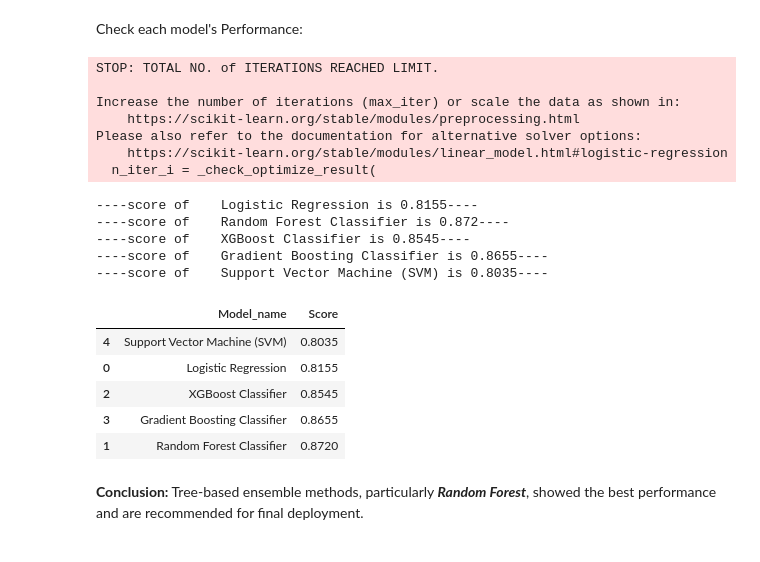
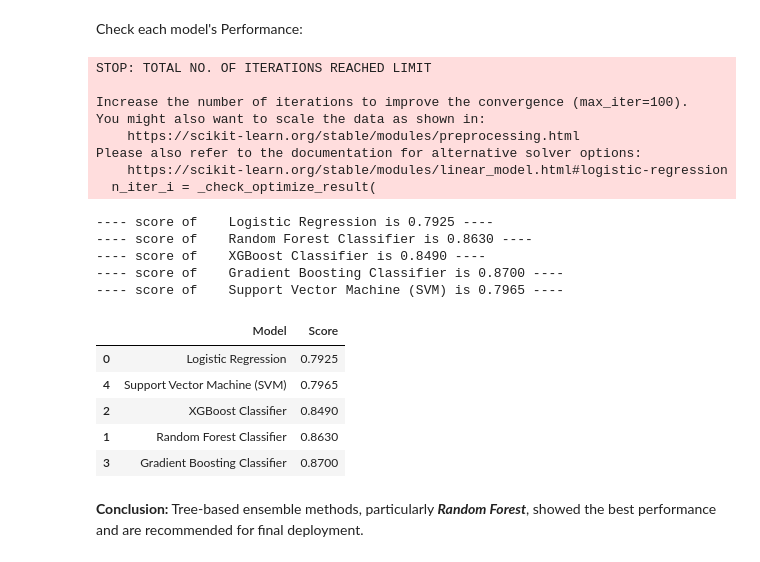
Before and after one commit to 004Gaurav/Customer_Churn, a Jupyter notebook: notebook/customer_churn.ipynb, the cells around one changed output. Cells and saved outputs as stored; diff of their text form; code cells hidden in the pictures.

```diff
--- a/notebook/customer_churn.ipynb
+++ b/notebook/customer_churn.ipynb
@@ -559,29 +634,51 @@ def evaluate_models(X, y, models):
     report['Score'] = scores
     return report
 # %%
-report= evaluate_models(X, y, models)
+from sklearn.model_selection import train_test_split
+from sklearn.metrics import accuracy_score
+import pandas as pd
+
+def evaluate_models(X, y, models, test_size=0.2, random_state=42):
+    X_train, X_test, y_train, y_test = train_test_split(
+        X, y, test_size=test_size, random_state=random_state, stratify=y
+    )
+
+    rows = []
+    for name, model in models.items():
+        model.fit(X_train, y_train)
+        y_pred = model.predict(X_test)
+        acc = accuracy_score(y_test, y_pred)
+        print(f'---- score of {name} is {acc:.4f} ----')
+        rows.append({"Model": name, "Score": acc})
+
+    report = pd.DataFrame(rows).sort_values("Score", ascending=False)
+    return report
-# %% [output]
-STOP: TOTAL NO. of ITERATIONS REACHED LIMIT.
-
-Increase the number of iterations (max_iter) or scale the data as shown in:
-    https://scikit-learn.org/stable/modules/preprocessing.html
-Please also refer to the documentation for alternative solver options:
-    https://scikit-learn.org/stable/modules/linear_model.html#logistic-regression
-  n_iter_i = _check_optimize_result(
-----score of    Logistic Regression is 0.8155----
-----score of    Random Forest Classifier is 0.872----
-----score of    XGBoost Classifier is 0.8545----
-----score of    Gradient Boosting Classifier is 0.8655----
-----score of    Support Vector Machine (SVM) is 0.8035----
-# %%
-report.sort_values('Score')
-# %% [output]
-|  | Model_name | Score |
-| 4 | Support Vector Machine (SVM) | 0.8035 |
-| 0 | Logistic Regression | 0.8155 |
-| 2 | XGBoost Classifier | 0.8545 |
-| 3 | Gradient Boosting Classifier | 0.8655 |
-| 1 | Random Forest Classifier | 0.8720 |
+# %%
+# One-hot encode categoricals
+X_encoded = pd.get_dummies(X, columns=["Geography", "Gender"], drop_first=True)
+
+report = evaluate_models(X_encoded, y, models)
+report.sort_values("Score")
+# %% [output]
+STOP: TOTAL NO. OF ITERATIONS REACHED LIMIT
+
+Increase the number of iterations to improve the convergence (max_iter=100).
+You might also want to scale the data as shown in:
+    https://scikit-learn.org/stable/modules/preprocessing.html
+Please also refer to the documentation for alternative solver options:
+    https://scikit-learn.org/stable/modules/linear_model.html#logistic-regression
+  n_iter_i = _check_optimize_result(
+---- score of    Logistic Regression is 0.7925 ----
+---- score of    Random Forest Classifier is 0.8630 ----
+---- score of    XGBoost Classifier is 0.8490 ----
+---- score of    Gradient Boosting Classifier is 0.8700 ----
+---- score of    Support Vector Machine (SVM) is 0.7965 ----
+|  | Model | Score |
+| 0 | Logistic Regression | 0.7925 |
+| 4 | Support Vector Machine (SVM) | 0.7965 |
+| 2 | XGBoost Classifier | 0.8490 |
+| 1 | Random Forest Classifier | 0.8630 |
+| 3 | Gradient Boosting Classifier | 0.8700 |
 # %% [markdown]
 **Conclusion:**
 Tree-based ensemble methods, particularly ***Random Forest***, showed the best performance and are recommended for final deployment.
```
Also changed, not shown: parts of 26 cells of this notebook, 15 other files.
